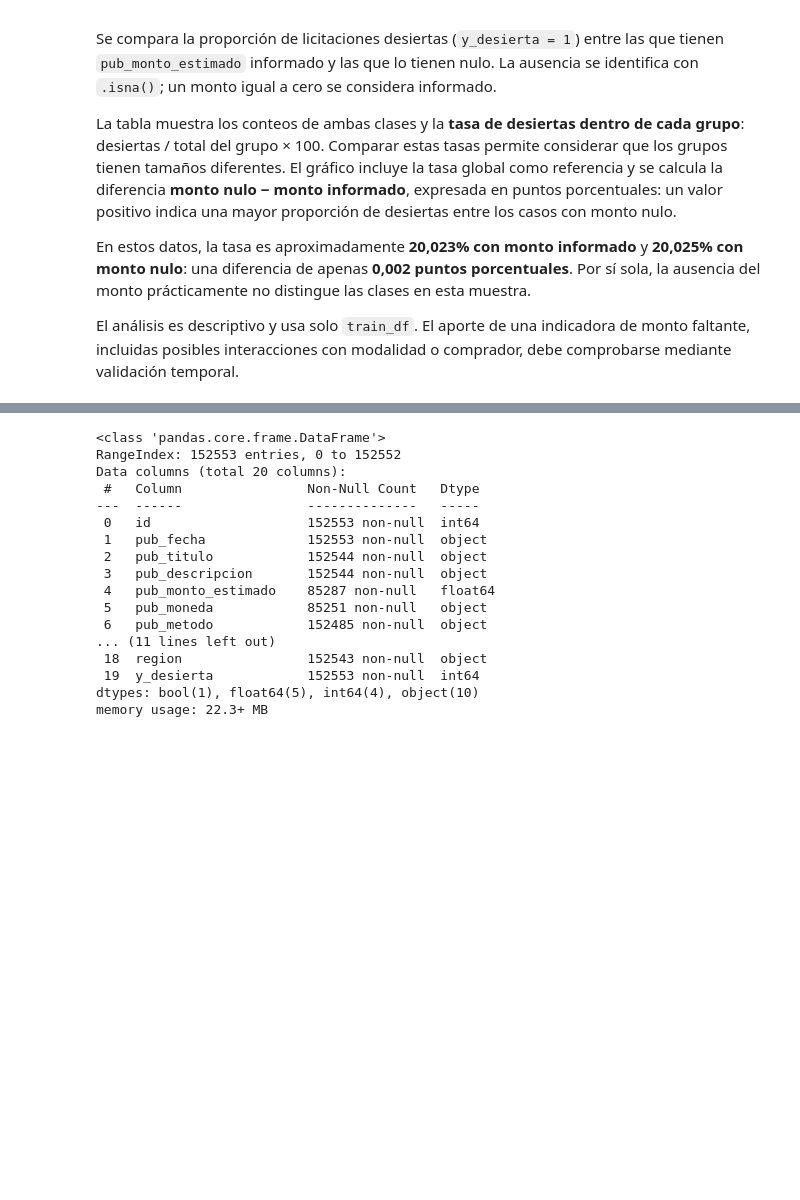
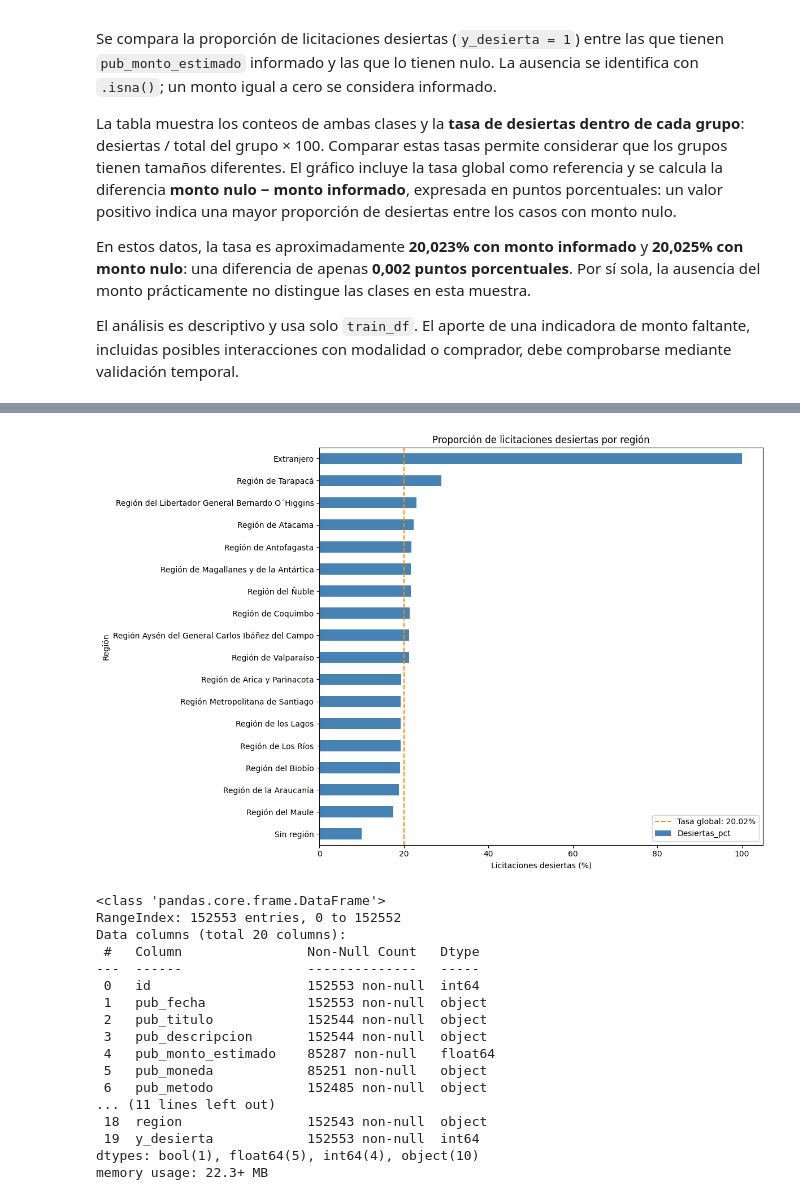
Before and after one commit to EduardoPerezMir/Tarea-2-ML, a Jupyter notebook: Pregunta2.ipynb, the cells around one changed output, grey strips where cells are left out. Saved outputs shown, nothing was run; the diff lists cells and outputs as text; code cells hidden in the pictures; blank space fills up the shorter version.

```diff
--- a/Pregunta2.ipynb
+++ b/Pregunta2.ipynb
@@ -234,3 +236,36 @@ tasa_global_desierta = 100 * train_df[TARGET].mean()
 | Estado del monto |  |  |  |
 | Monto informado | 68210 | 17077 | 85287 |
 | Monto nulo | 53796 | 13470 | 67266 |
+# %%
+# Relación entre región y variable objetivo (solo entrenamiento).
+region_analisis = (train_df["region"].astype("string").str.strip()
+                   .replace("", pd.NA).fillna("Sin región"))
+relacion_region_objetivo = pd.crosstab(
+    region_analisis, train_df[TARGET]
+).reindex(columns=[0, 1], fill_value=0)
+relacion_region_objetivo.columns = ["No_desiertas", "Desiertas"]
+relacion_region_objetivo.index.name = "Región"
+relacion_region_objetivo["Registros"] = relacion_region_objetivo.sum(axis=1)
+relacion_region_objetivo["Desiertas_pct"] = (
+    100 * relacion_region_objetivo["Desiertas"] / relacion_region_objetivo["Registros"]
+)
+tasa_global_region = 100 * train_df[TARGET].mean()
+relacion_region_objetivo["Diferencia_global_pp"] = (
+    relacion_region_objetivo["Desiertas_pct"] - tasa_global_region
+)
+relacion_region_objetivo = relacion_region_objetivo.sort_values("Desiertas_pct", ascending=False)
+display(relacion_region_objetivo.round(2))
+
+# Comparar porcentajes permite considerar el distinto tamaño de las regiones.
+ax = relacion_region_objetivo["Desiertas_pct"].plot.barh(
+    figsize=(12, 8), color="steelblue"
+)
+ax.axvline(tasa_global_region, color="darkorange", linestyle="--",
+           label=f"Tasa global: {tasa_global_region:.2f}%")
+ax.invert_yaxis()
+ax.set(title="Proporción de licitaciones desiertas por región",
+       xlabel="Licitaciones desiertas (%)", ylabel="Región")
+ax.legend()
+plt.tight_layout()
+plt.show()
+# %% [output]
@@ -237,3 +290,4 @@ tasa_global_desierta = 100 * train_df[TARGET].mean()
+[figure, added]
 # %%
 # Se eliminan las columnas de comprador y RUT del comprador por ser redundantes.
 columnas_a_eliminar = ["comprador", "comprador_rut"]
```
Also changed, not shown: parts of 36 cells of this notebook, 4 other files.
